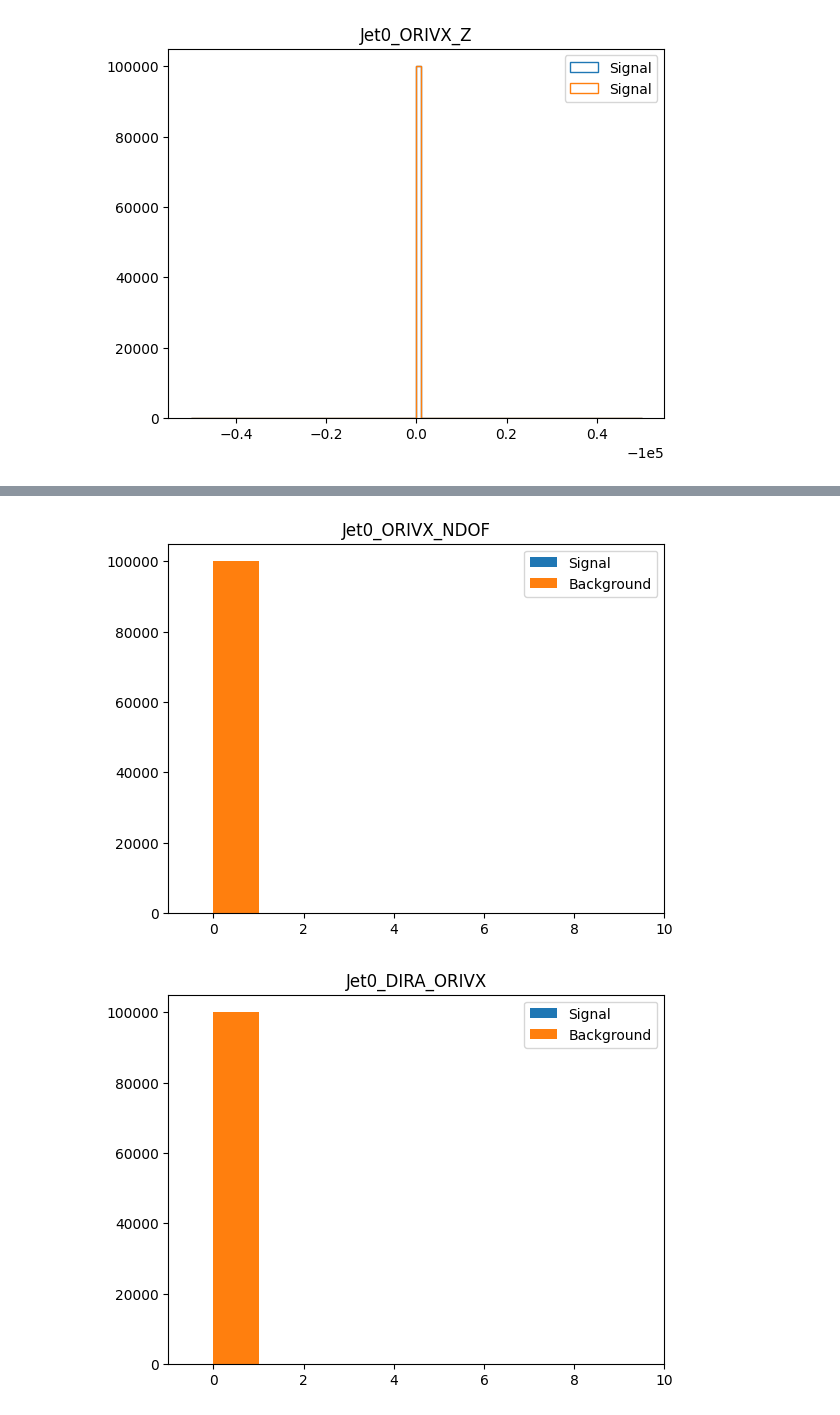
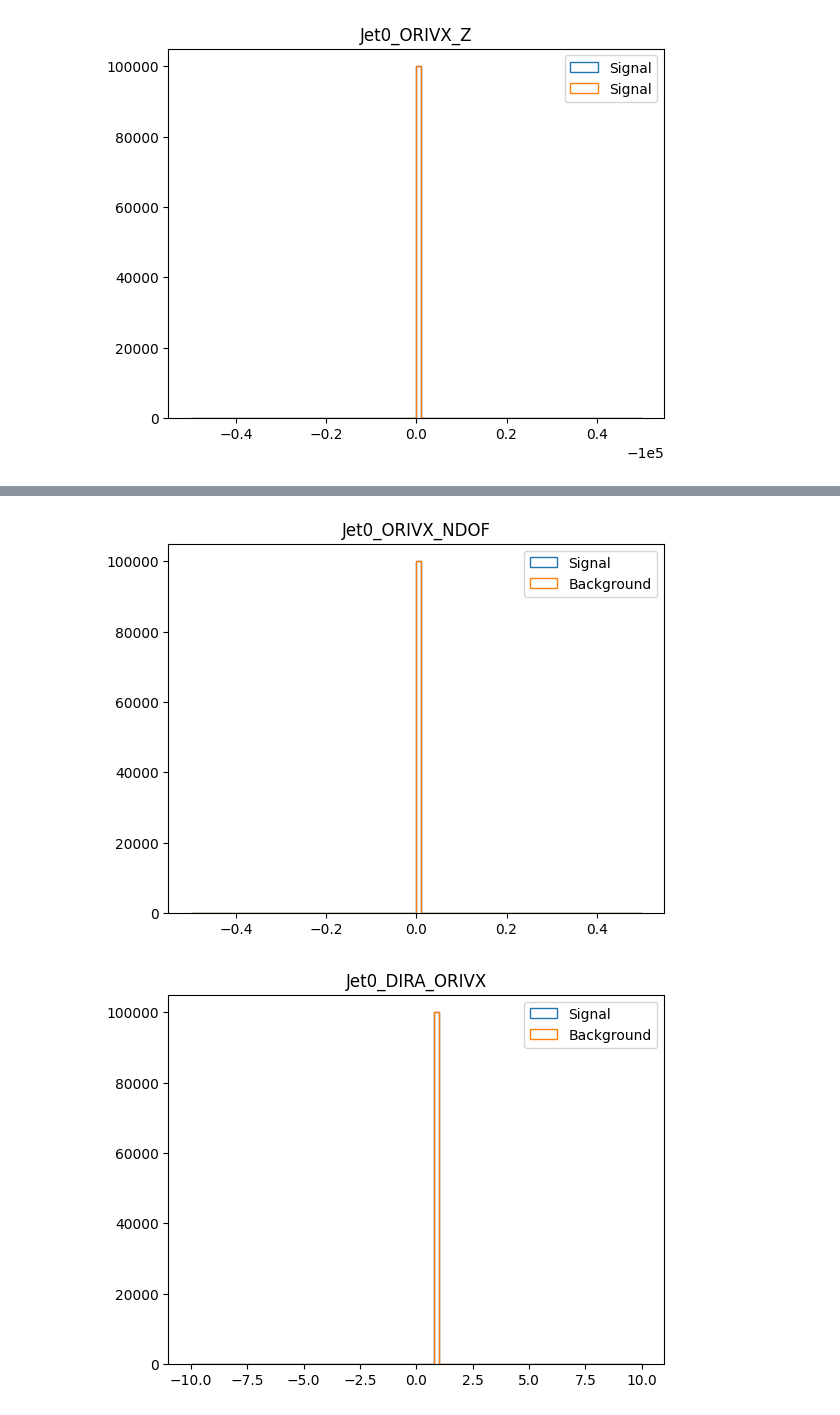
Before and after one commit to gpesticci/Jet-GNN, a Jupyter notebook: jetgnn.ipynb, the cells around one changed output, grey strips where cells are left out. Cells and saved outputs as stored; diff of their text form; code cells hidden in the pictures.

```diff
--- a/jetgnn.ipynb
+++ b/jetgnn.ipynb
@@ -167,18 +166,16 @@ plt.title('Jet0_ORIVX_CHI2');
 # %%
 # plot of Jet0_ORIVX_NDOF
-plt.hist(df.Jet0_ORIVX_NDOF, label='Signal', bins=range(100))
-plt.hist(df2.Jet0_ORIVX_NDOF, label='Background', bins=range(100))
-plt.xlim([-1,10])
+plt.hist(df.Jet0_ORIVX_NDOF,  label='Signal', bins=100, histtype='step')
+plt.hist(df2.Jet0_ORIVX_NDOF,  label='Background', bins=100, histtype='step')
 plt.legend(loc='best')
 plt.title('Jet0_ORIVX_NDOF');
 # %% [output]
-[figure, old version]
+[figure, new version]
 # %%
 # plot of Jet0_DIRA_ORIVX
-plt.hist(df.Jet0_DIRA_ORIVX, label='Signal', bins=range(100))
-plt.hist(df2.Jet0_DIRA_ORIVX, label='Background', bins=range(100))
-plt.xlim([-1,10])
+plt.hist(df.Jet0_DIRA_ORIVX,  label='Signal', bins=100, histtype='step', range=[-10,10])
+plt.hist(df2.Jet0_DIRA_ORIVX,  label='Background', bins=100, histtype='step', range=[-10,10])
 plt.legend(loc='best')
 plt.title('Jet0_DIRA_ORIVX');
 # %% [output]
-[figure, old version]
+[figure, new version]
```
Also changed, not shown: parts of 10 cells of this notebook.
